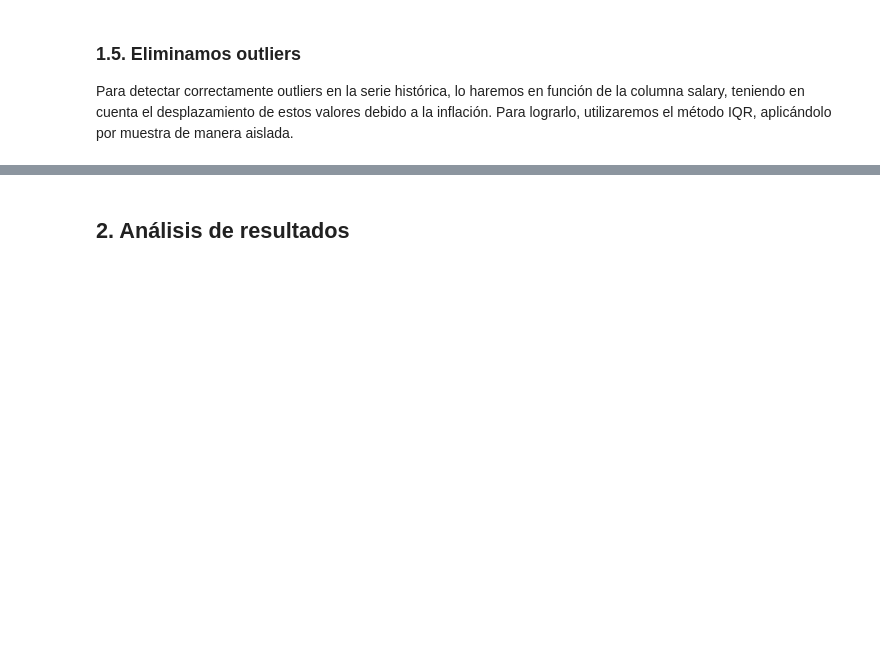
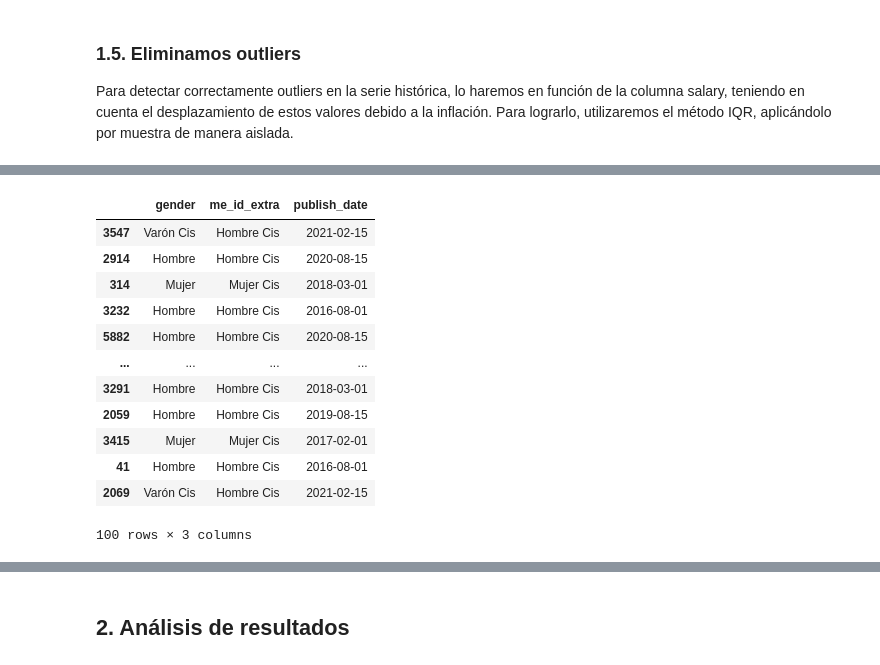
Before and after one commit to SebastianESaavedra/openqube-sueldos, a Jupyter notebook: pipeline/historical-data-analysis.ipynb, the cells around one changed output, grey strips where cells are left out. Saved outputs shown, nothing was run; the diff lists cells and outputs as text; code cells hidden in the pictures; blank space fills up the shorter version.

```diff
--- a/pipeline/historical-data-analysis.ipynb
+++ b/pipeline/historical-data-analysis.ipynb
@@ -401,0 +422,16 @@ dataframe.loc[others_mask, 'gender'] = 'Otros'
+# %%
+dataframe[['gender', 'me_id_extra', 'publish_date']].sample(100)
+# %% [output]
+|  | gender | me_id_extra | publish_date |
+| 3547 | Varón Cis | Hombre Cis | 2021-02-15 |
+| 2914 | Hombre | Hombre Cis | 2020-08-15 |
+| 314 | Mujer | Mujer Cis | 2018-03-01 |
+| 3232 | Hombre | Hombre Cis | 2016-08-01 |
+| 5882 | Hombre | Hombre Cis | 2020-08-15 |
+| ... | ... | ... | ... |
+| 3291 | Hombre | Hombre Cis | 2018-03-01 |
+| 2059 | Hombre | Hombre Cis | 2019-08-15 |
+| 3415 | Mujer | Mujer Cis | 2017-02-01 |
+| 41 | Hombre | Hombre Cis | 2016-08-01 |
+| 2069 | Varón Cis | Hombre Cis | 2021-02-15 |
+100 rows × 3 columns
```
Also changed, not shown: parts of 9 cells of this notebook, 3 other files.
